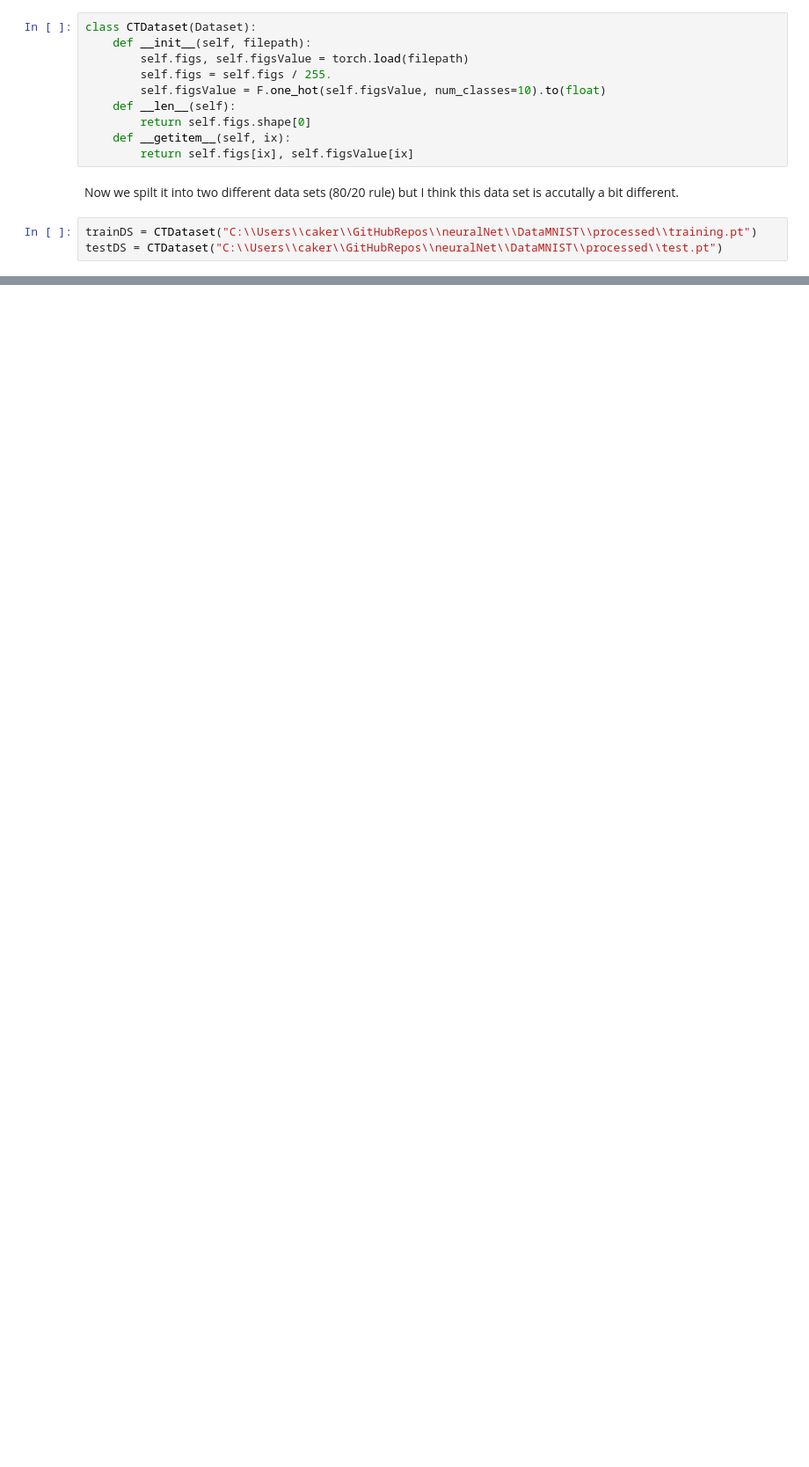
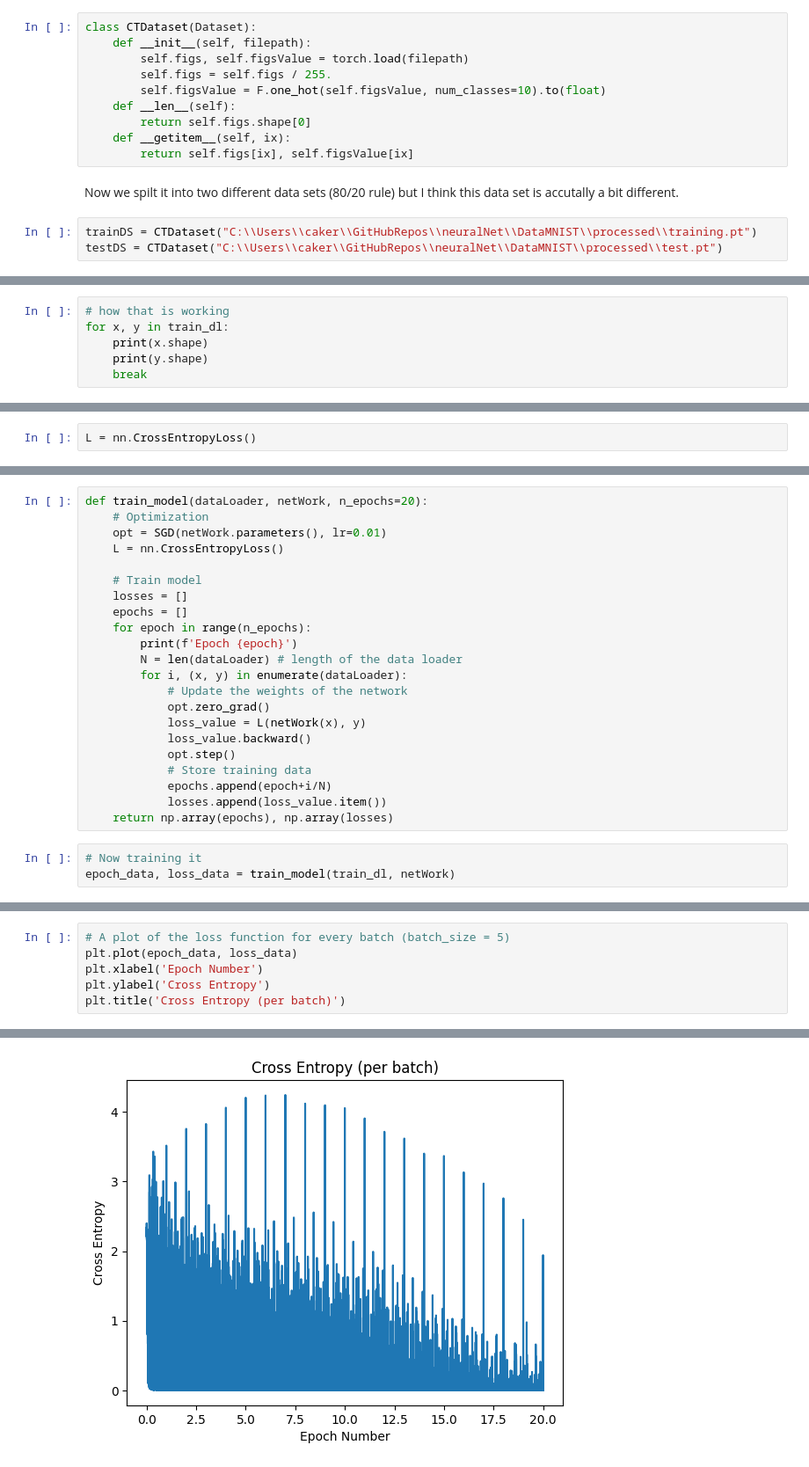
Before and after one commit to rowan-cake/neuralNet, a Jupyter notebook: notebook.ipynb, the cells around one changed output, grey strips where cells are left out. Shown at 88% size. Saved outputs shown, nothing was run; the diff lists cells and outputs as text; blank space fills up the shorter version.

```diff
--- a/notebook.ipynb
+++ b/notebook.ipynb
@@ -67,0 +74,6 @@ Cool now what we need to is to
+# %%
+# how that is working
+for x, y in train_dl:
+    print(x.shape)
+    print(y.shape)
+    break
@@ -67,0 +91,2 @@ Cool now what we need to is to
+# %%
+L = nn.CrossEntropyLoss()
@@ -67,0 +154,25 @@ Cool now what we need to is to
+# %%
+def train_model(dataLoader, netWork, n_epochs=20):
+    # Optimization
+    opt = SGD(netWork.parameters(), lr=0.01)
+    L = nn.CrossEntropyLoss()
+
+    # Train model
+    losses = []
+    epochs = []
+    for epoch in range(n_epochs):
+        print(f'Epoch {epoch}')
+        N = len(dataLoader) # length of the data loader
+        for i, (x, y) in enumerate(dataLoader):
+            # Update the weights of the network
+            opt.zero_grad()
+            loss_value = L(netWork(x), y)
+            loss_value.backward()
+            opt.step()
+            # Store training data
+            epochs.append(epoch+i/N)
+            losses.append(loss_value.item())
+    return np.array(epochs), np.array(losses)
+# %%
+# Now training it
+epoch_data, loss_data = train_model(train_dl, netWork)
@@ -67,0 +200,7 @@ Cool now what we need to is to
+# %%
+# A plot of the loss function for every batch (batch_size = 5)
+plt.plot(epoch_data, loss_data)
+plt.xlabel('Epoch Number')
+plt.ylabel('Cross Entropy')
+plt.title('Cross Entropy (per batch)')
+# %% [output]
@@ -67,0 +208 @@ Cool now what we need to is to
+[figure, added]
```
Also changed, not shown: parts of 28 cells of this notebook, 1 other file.
